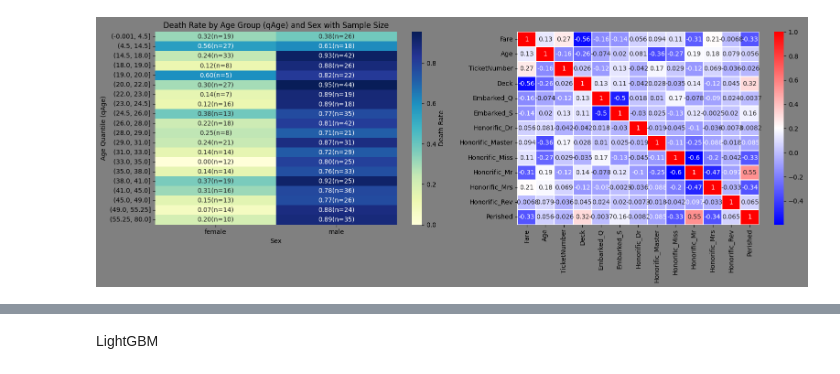
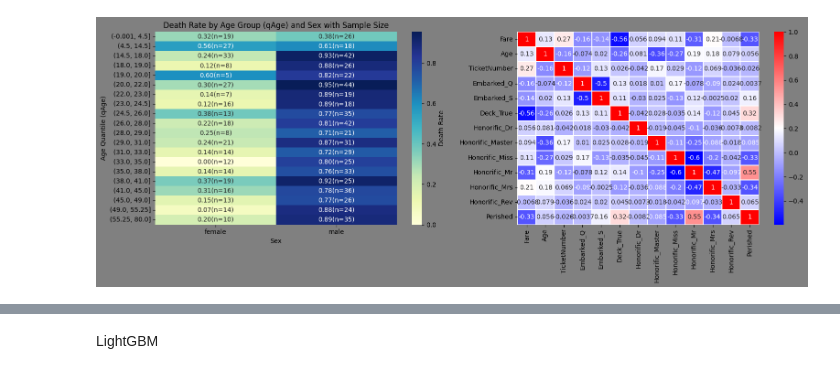
Before and after one commit to saka2ki/GCI, a Jupyter notebook: titanic/notebook/titanic.ipynb, the cells around one changed output, grey strips where cells are left out. Saved outputs shown, nothing was run; the diff lists cells and outputs as text; code cells hidden in the pictures.

```diff
--- a/titanic/notebook/titanic.ipynb
+++ b/titanic/notebook/titanic.ipynb
@@ -282,6 +282,7 @@ import pandas as pd
 
 numerical = ['Fare', 'Age', 'TicketNumber']
 categorical = ['Embarked', 'Deck', 'Honorific']
+dum_categorical = []
 
 def preprocess(path_train, path_test, is_dummies=False):
     train = pd.read_csv(path_train)
@@ -292,29 +293,25 @@ def preprocess(path_train, path_test, is_dummies=False):
     df['Honorific'] = df['Name'].str.split(', ').str[1].str.split('. ').str[0]
     df['Age'] = df['Age'].fillna(df['Name'].map(noAge))
     df['Age'] = df['Age'].where(df['Age']>=1, 0)
-    df['Deck'] = df['Cabin'].isnull()
+    df['Deck'] = df['Cabin'].isnull().astype(object) ##注意
     #df['()'] = df['Name'].str.contains(r'\(.*\)')
     #df['Family'] = df['SibSp'] + df['Parch'] + 1
     df['TicketNumber'] = df['Ticket'].str.extract(r'([0-9]+)')
     df['TicketNumber'] = df['TicketNumber'].map(df['TicketNumber'].value_counts())
 
-    if is_dummies:
-        for col in categorical: df[col] = df[col].where(df[col].map(df[col].value_counts()) > 2)
-        dummies = pd.get_dummies(df[categorical], drop_first=True)
-        numerical.extend(dummies.columns)
-        df = df.drop(columns=categorical, axis=1)
-        df = pd.concat([df, dummies], axis=1)
-        categorical.clear()
+    for col in categorical: df[col] = df[col].where(df[col].map(df[col].value_counts()) > 2)
+    dummies = pd.get_dummies(df[categorical], drop_first=True)
+    dum_categorical.extend(dummies.columns)
+    df = pd.concat([df, dummies], axis=1)
 
     df[numerical] = df[numerical].fillna(df[numerical].median())
-    df[categorical] = df[categorical].fillna('unknown')
+    df[categorical] = df[categorical].astype('category')
     df[['Fare', 'TicketNumber']] = np.log1p(df[['Fare', 'TicketNumber']])
-    df[categorical] = df[categorical].astype('category')
 
     df_train = pd.concat([df.iloc[:len(train)], target], axis=1)
     df_test = df.iloc[len(train):]
     return df_train, df_test
 
-df_train, df_test = preprocess("../data/train.csv", "../data/test.csv", is_dummies=True)
-numerical
+df_train, df_test = preprocess("../data/train.csv", "../data/test.csv")
+df_train[categorical].isnull().sum()
 # %% [output]
@@ -345,35 +334,35 @@ summary = df_train.groupby(['qAge', 'Sex'], observed=False).agg(
 ).reset_index()
 
 # ピボットテーブル作成（数値用とラベル用）
 heatmap_values = summary.pivot(index='qAge', columns='Sex', values='death_rate')
 heatmap_counts = summary.pivot(index='qAge', columns='Sex', values='count')
 
 # アノテーション用の文字列（例: "0.75\n(n=12)"）
 annot = heatmap_values.copy()
 for row in annot.index:
     for col in annot.columns:
         val = heatmap_values.loc[row, col]
         cnt = heatmap_counts.loc[row, col]
         annot.loc[row, col] = f"{val:.2f}(n={cnt})"
 
 f, ax = plt.subplots(1, 2, figsize=(16, 6), facecolor='gray')
 sns.heatmap(
     heatmap_values.astype(float),  # 数値
     annot=annot,                  # アノテーション
     fmt='',                       # アノテーションに文字列を使う
     cmap='YlGnBu',
     cbar_kws={'label': 'Death Rate'},
     ax=ax[0]
 )
 ax[0].set_title('Death Rate by Age Group (qAge) and Sex with Sample Size')
 ax[0].set_xlabel('Sex')
 ax[0].set_ylabel('Age Quantile (qAge)')
 
-sns.heatmap(df_train[[*numerical, 'Perished']].corr(),annot=True,cmap='bwr',linewidths=0.2, ax=ax[1])
+sns.heatmap(df_train[[*numerical, *dum_categorical, 'Perished']].corr(),annot=True,cmap='bwr',linewidths=0.2, ax=ax[1])
 plt.tight_layout()
 plt.show()
 # %% [output]
-[figure, old version]
+[figure, new version]
 # %%
 import matplotlib.pyplot as plt
 import seaborn as sns
```
Also changed, not shown: parts of 8 cells of this notebook, 2 other files.
